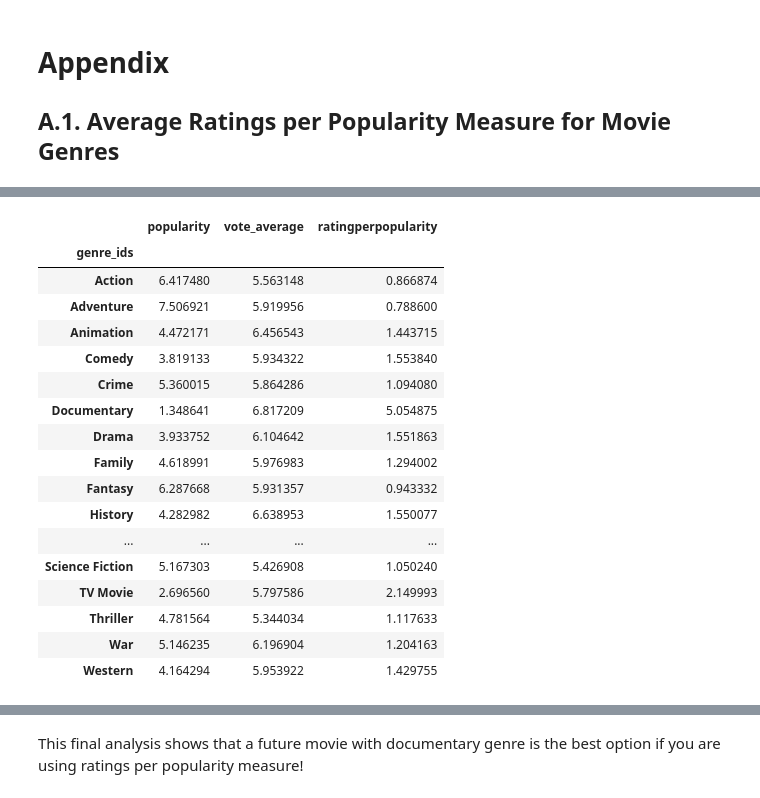
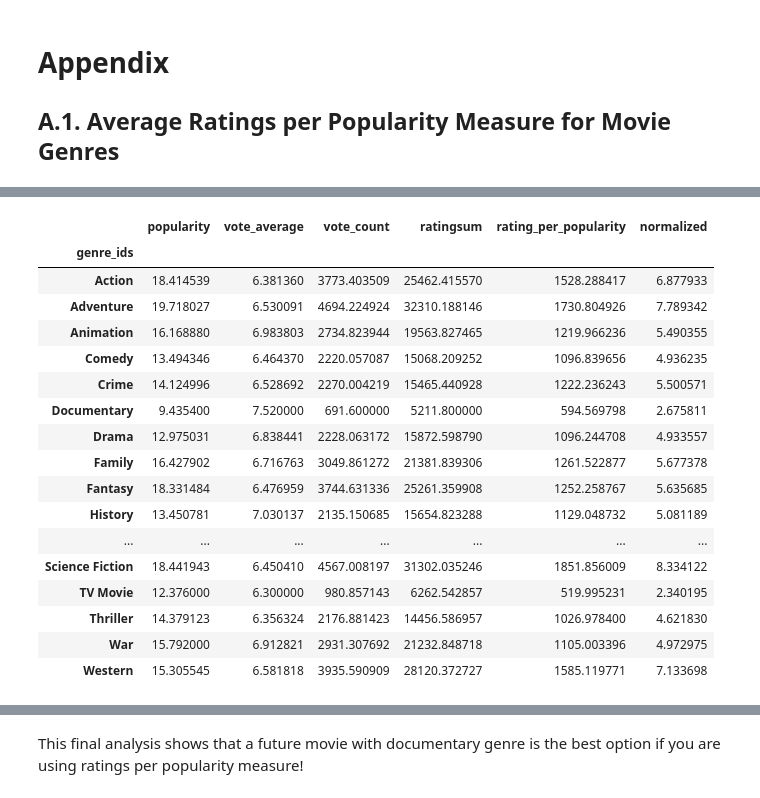
Before and after one commit to AidanStack/Movie_Data_Analysis_Project, a Jupyter notebook: Emine_Genre_Analysis.ipynb, the cells around one changed output, grey strips where cells are left out. Drawn from its saved outputs; the diff is of its cells as text; code cells hidden in the pictures.

```diff
--- a/Emine_Genre_Analysis.ipynb
+++ b/Emine_Genre_Analysis.ipynb
@@ -610,6 +629,6 @@ Data columns (total 11 columns):
 dtypes: float64(2), int64(4), object(5)
 memory usage: 5.4+ MB
 # %%
-ratings_per_popularity = tmdb_exploded[['genre_ids','popularity', 'vote_average']]
+ratings_per_popularity = tmdb_exploded[['genre_ids','popularity', 'vote_average', 'vote_count']]
 ratings_per_popularity
 # %% [output]
@@ -628,0 +648,3 @@ ratings_per_popularity
+# %%
+ratings_per_popularity = ratings_per_popularity[ratings_per_popularity['vote_count'] >500]
+ratings_per_popularity
@@ -628,0 +665,3 @@ ratings_per_popularity
+# %%
+ratings_per_popularity['ratingsum'] = ratings_per_popularity['vote_average']*ratings_per_popularity['vote_count']
+ratings_per_popularity
@@ -628,0 +687,3 @@ ratings_per_popularity
+# %%
+ratings_per_popularity['rating_per_popularity'] = ratings_per_popularity['ratingsum']/ratings_per_popularity['popularity']
+ratings_per_popularity
@@ -651,22 +731,22 @@ ratings_per_popularity_df
 # %%
-ratings_per_popularity_df['ratingperpopularity'] = ratings_per_popularity_df['vote_average']/ ratings_per_popularity_df['popularity']
+ratings_per_popularity_df['normalized']= ratings_per_popularity_df['rating_per_popularity']/ratings_per_popularity_df['rating_per_popularity'].sum()*100
 ratings_per_popularity_df
 # %% [output]
-|  | popularity | vote_average | ratingperpopularity |
-| genre_ids |  |  |  |
-| Action | 6.417480 | 5.563148 | 0.866874 |
-| Adventure | 7.506921 | 5.919956 | 0.788600 |
-| Animation | 4.472171 | 6.456543 | 1.443715 |
-| Comedy | 3.819133 | 5.934322 | 1.553840 |
-| Crime | 5.360015 | 5.864286 | 1.094080 |
-| Documentary | 1.348641 | 6.817209 | 5.054875 |
-| Drama | 3.933752 | 6.104642 | 1.551863 |
-| Family | 4.618991 | 5.976983 | 1.294002 |
-| Fantasy | 6.287668 | 5.931357 | 0.943332 |
-| History | 4.282982 | 6.638953 | 1.550077 |
-| ... | ... | ... | ... |
-| Science Fiction | 5.167303 | 5.426908 | 1.050240 |
-| TV Movie | 2.696560 | 5.797586 | 2.149993 |
-| Thriller | 4.781564 | 5.344034 | 1.117633 |
-| War | 5.146235 | 6.196904 | 1.204163 |
-| Western | 4.164294 | 5.953922 | 1.429755 |
+|  | popularity | vote_average | vote_count | ratingsum | rating_per_popularity | normalized |
+| genre_ids |  |  |  |  |  |  |
+| Action | 18.414539 | 6.381360 | 3773.403509 | 25462.415570 | 1528.288417 | 6.877933 |
+| Adventure | 19.718027 | 6.530091 | 4694.224924 | 32310.188146 | 1730.804926 | 7.789342 |
+| Animation | 16.168880 | 6.983803 | 2734.823944 | 19563.827465 | 1219.966236 | 5.490355 |
+| Comedy | 13.494346 | 6.464370 | 2220.057087 | 15068.209252 | 1096.839656 | 4.936235 |
+| Crime | 14.124996 | 6.528692 | 2270.004219 | 15465.440928 | 1222.236243 | 5.500571 |
+| Documentary | 9.435400 | 7.520000 | 691.600000 | 5211.800000 | 594.569798 | 2.675811 |
+| Drama | 12.975031 | 6.838441 | 2228.063172 | 15872.598790 | 1096.244708 | 4.933557 |
+| Family | 16.427902 | 6.716763 | 3049.861272 | 21381.839306 | 1261.522877 | 5.677378 |
+| Fantasy | 18.331484 | 6.476959 | 3744.631336 | 25261.359908 | 1252.258767 | 5.635685 |
+| History | 13.450781 | 7.030137 | 2135.150685 | 15654.823288 | 1129.048732 | 5.081189 |
+| ... | ... | ... | ... | ... | ... | ... |
+| Science Fiction | 18.441943 | 6.450410 | 4567.008197 | 31302.035246 | 1851.856009 | 8.334122 |
+| TV Movie | 12.376000 | 6.300000 | 980.857143 | 6262.542857 | 519.995231 | 2.340195 |
+| Thriller | 14.379123 | 6.356324 | 2176.881423 | 14456.586957 | 1026.978400 | 4.621830 |
+| War | 15.792000 | 6.912821 | 2931.307692 | 21232.848718 | 1105.003396 | 4.972975 |
+| Western | 15.305545 | 6.581818 | 3935.590909 | 28120.372727 | 1585.119771 | 7.133698 |
```
Also changed, not shown: parts of 30 cells of this notebook.
